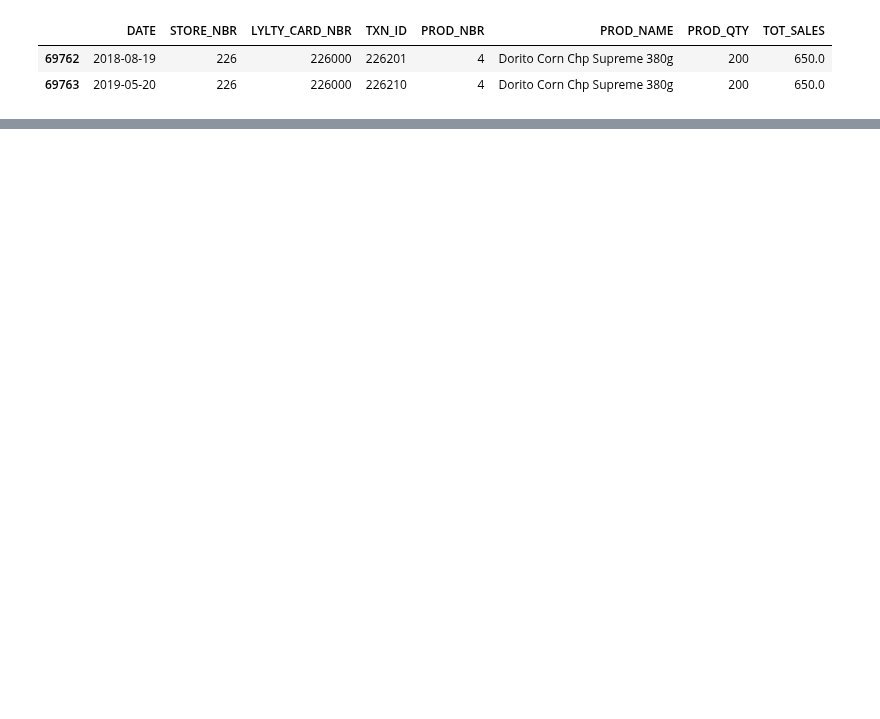
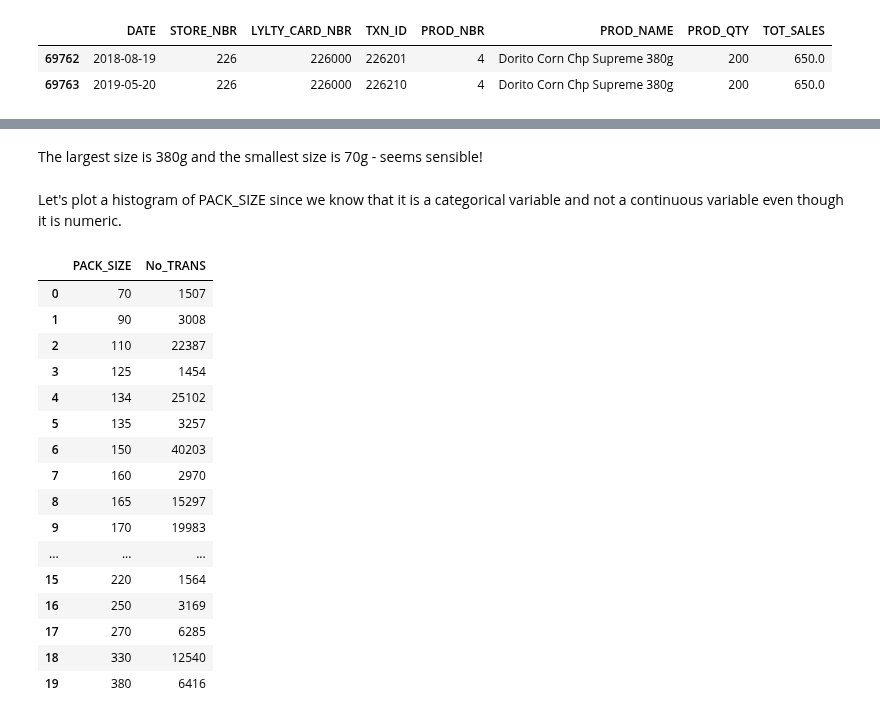
Before and after one commit to lawalsegun2025/forage_projects, a Jupyter notebook: 004_Quantium_Data_Analytics/1_data_preparation_and_customer_analytics/notebook/data_preparation_and_customer_analytics.ipynb, the cells around one changed output, grey strips where cells are left out. Drawn from its saved outputs; the diff is of its cells as text; code cells hidden in the pictures; blank space fills up the shorter version.

```diff
--- a/004_Quantium_Data_Analytics/1_data_preparation_and_customer_analytics/notebook/data_preparation_and_customer_analytics.ipynb
+++ b/004_Quantium_Data_Analytics/1_data_preparation_and_customer_analytics/notebook/data_preparation_and_customer_analytics.ipynb
@@ -753,0 +782,28 @@ pack_size.de
+# %% [markdown]
+The largest size is 380g and the smallest size is 70g - seems sensible!
+# %% [markdown]
+Let's plot a histogram of PACK_SIZE since we know that it is a categorical
+variable and not a continuous variable even though it is numeric.
+# %%
+# view the number of transactions for efach pack size
+ps_count_df = transaction_df.groupby("PACK_SIZE").agg({ "TOT_SALES":"count"}).reset_index()
+ps_count_df.columns = ["PACK_SIZE", "No_TRANS"]
+ps_count_df
+# %% [output]
+|  | PACK_SIZE | No_TRANS |
+| 0 | 70 | 1507 |
+| 1 | 90 | 3008 |
+| 2 | 110 | 22387 |
+| 3 | 125 | 1454 |
+| 4 | 134 | 25102 |
+| 5 | 135 | 3257 |
+| 6 | 150 | 40203 |
+| 7 | 160 | 2970 |
+| 8 | 165 | 15297 |
+| 9 | 170 | 19983 |
+| ... | ... | ... |
+| 15 | 220 | 1564 |
+| 16 | 250 | 3169 |
+| 17 | 270 | 6285 |
+| 18 | 330 | 12540 |
+| 19 | 380 | 6416 |
```
Also changed, not shown: parts of 99 cells of this notebook.
